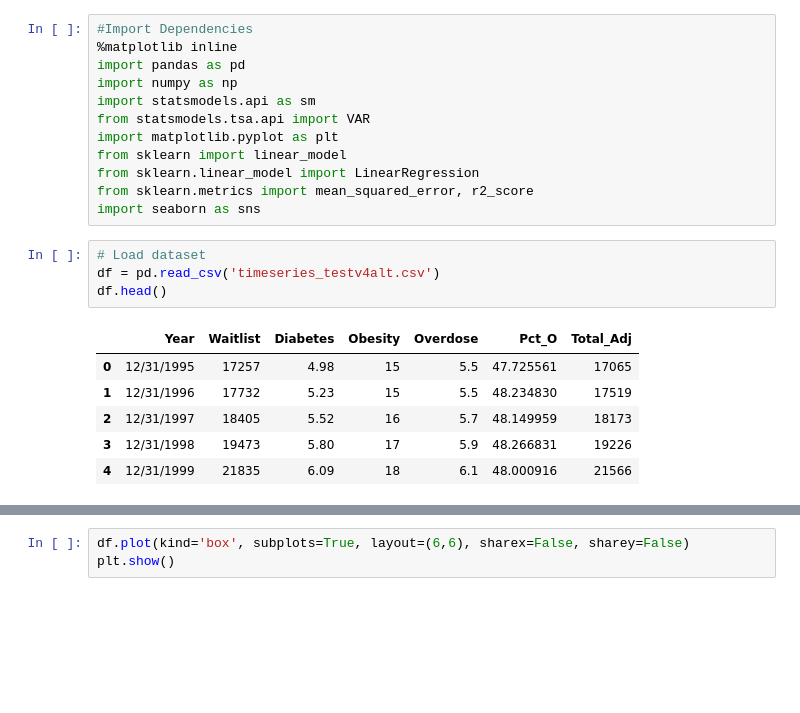
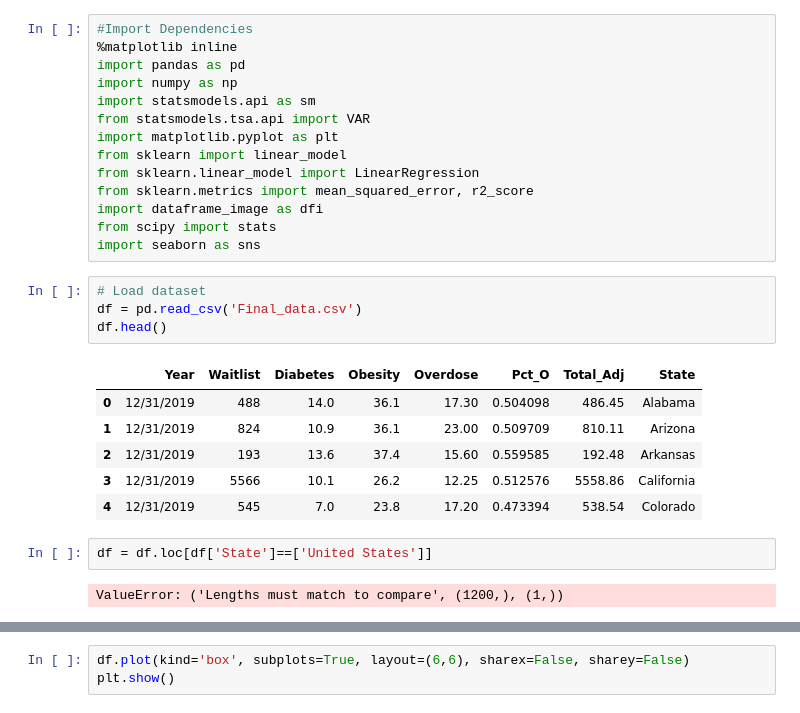
Before and after one commit to Lbrady1025/OPTN-analysis, a Jupyter notebook: timeseries_v5.ipynb, the cells around one changed output, grey strips where cells are left out. Drawn from its saved outputs; the diff is of its cells as text; blank space fills up the shorter version.

```diff
--- a/timeseries_v5.ipynb
+++ b/timeseries_v5.ipynb
@@ -9,15 +9,21 @@ import matplotlib.pyplot as plt
 from sklearn import linear_model
 from sklearn.linear_model import LinearRegression
 from sklearn.metrics import mean_squared_error, r2_score
+import dataframe_image as dfi
+from scipy import stats
 import seaborn as sns
 # %%
 # Load dataset
-df = pd.read_csv('timeseries_testv4alt.csv')
+df = pd.read_csv('Final_data.csv')
 df.head()
 # %% [output]
-|  | Year | Waitlist | Diabetes | Obesity | Overdose | Pct_O | Total_Adj |
-| 0 | 12/31/1995 | 17257 | 4.98 | 15 | 5.5 | 47.725561 | 17065 |
-| 1 | 12/31/1996 | 17732 | 5.23 | 15 | 5.5 | 48.234830 | 17519 |
-| 2 | 12/31/1997 | 18405 | 5.52 | 16 | 5.7 | 48.149959 | 18173 |
-| 3 | 12/31/1998 | 19473 | 5.80 | 17 | 5.9 | 48.266831 | 19226 |
-| 4 | 12/31/1999 | 21835 | 6.09 | 18 | 6.1 | 48.000916 | 21566 |
+|  | Year | Waitlist | Diabetes | Obesity | Overdose | Pct_O | Total_Adj | State |
+| 0 | 12/31/2019 | 488 | 14.0 | 36.1 | 17.30 | 0.504098 | 486.45 | Alabama |
+| 1 | 12/31/2019 | 824 | 10.9 | 36.1 | 23.00 | 0.509709 | 810.11 | Arizona |
+| 2 | 12/31/2019 | 193 | 13.6 | 37.4 | 15.60 | 0.559585 | 192.48 | Arkansas |
+| 3 | 12/31/2019 | 5566 | 10.1 | 26.2 | 12.25 | 0.512576 | 5558.86 | California |
+| 4 | 12/31/2019 | 545 | 7.0 | 23.8 | 17.20 | 0.473394 | 538.54 | Colorado |
+# %%
+df = df.loc[df['State']==['United States']]
+# %% [output]
+ValueError: ('Lengths must match to compare', (1200,), (1,))
```
Also changed, not shown: parts of 23 cells of this notebook, 40 other files.
